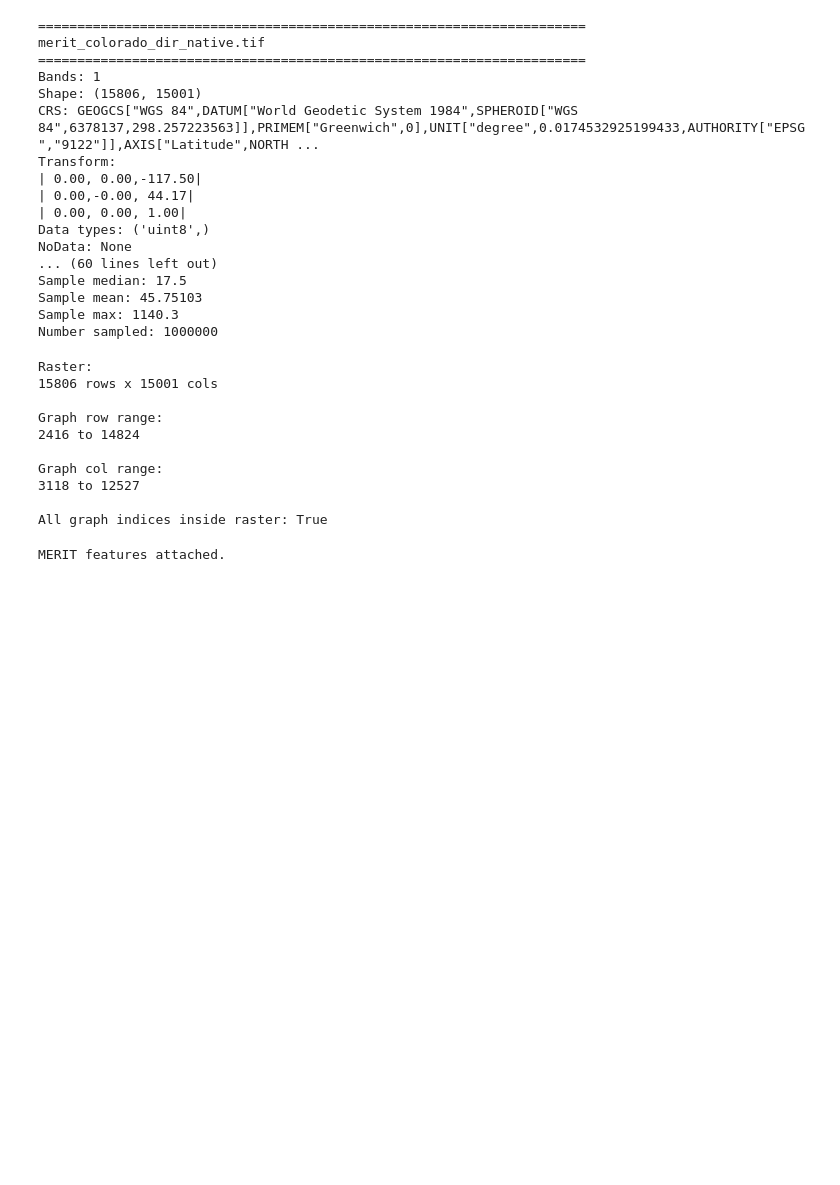
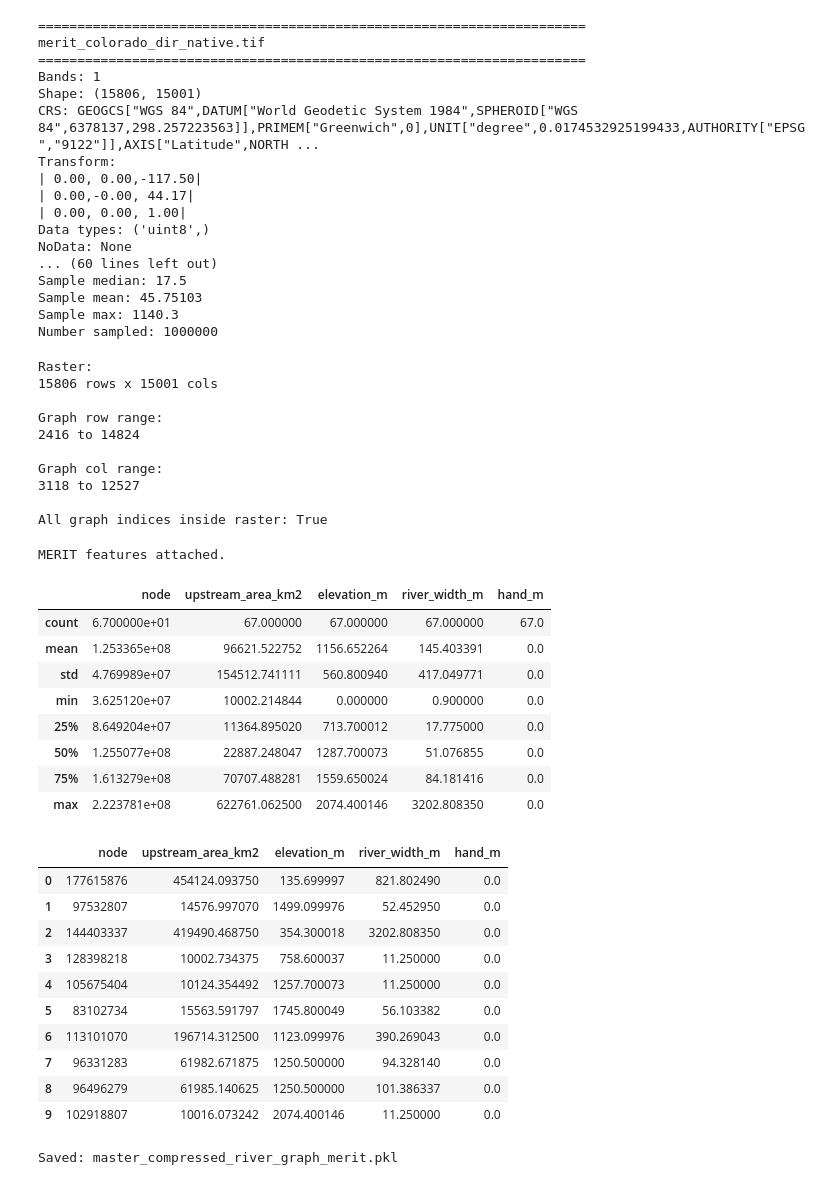
Before and after one commit to andrewc156/rivernets, a Jupyter notebook: graph_linear_regression_laplacian.ipynb, the cells around one changed output. Cells and saved outputs as stored; diff of their text form; code cells hidden in the pictures; blank space fills up the shorter version.

```diff
--- a/graph_linear_regression_laplacian.ipynb
+++ b/graph_linear_regression_laplacian.ipynb
@@ -5415,3 +5415,80 @@ with rasterio.open(FLOAT_RASTER) as src:
 print("MERIT features attached.")
 # %% [output]
 MERIT features attached.
+# %%
+# ============================================================
+# VERIFY
+# ============================================================
+
+check = []
+
+for node, data in G.nodes(data=True):
+
+    check.append({
+        "node": node,
+        "upstream_area_km2":
+            data.get("upstream_area_km2"),
+        "elevation_m":
+            data.get("elevation_m"),
+        "river_width_m":
+            data.get("river_width_m"),
+        "hand_m":
+            data.get("hand_m")
+    })
+
+
+merit_node_features = pd.DataFrame(
+    check
+)
+
+
+display(
+    merit_node_features.describe()
+)
+
+display(
+    merit_node_features.head(10)
+)
+# %% [output]
+|  | node | upstream_area_km2 | elevation_m | river_width_m | hand_m |
+| count | 6.700000e+01 | 67.000000 | 67.000000 | 67.000000 | 67.0 |
+| mean | 1.253365e+08 | 96621.522752 | 1156.652264 | 145.403391 | 0.0 |
+| std | 4.769989e+07 | 154512.741111 | 560.800940 | 417.049771 | 0.0 |
+| min | 3.625120e+07 | 10002.214844 | 0.000000 | 0.900000 | 0.0 |
+| 25% | 8.649204e+07 | 11364.895020 | 713.700012 | 17.775000 | 0.0 |
+| 50% | 1.255077e+08 | 22887.248047 | 1287.700073 | 51.076855 | 0.0 |
+| 75% | 1.613279e+08 | 70707.488281 | 1559.650024 | 84.181416 | 0.0 |
+| max | 2.223781e+08 | 622761.062500 | 2074.400146 | 3202.808350 | 0.0 |
+|  | node | upstream_area_km2 | elevation_m | river_width_m | hand_m |
+| 0 | 177615876 | 454124.093750 | 135.699997 | 821.802490 | 0.0 |
+| 1 | 97532807 | 14576.997070 | 1499.099976 | 52.452950 | 0.0 |
+| 2 | 144403337 | 419490.468750 | 354.300018 | 3202.808350 | 0.0 |
+| 3 | 128398218 | 10002.734375 | 758.600037 | 11.250000 | 0.0 |
+| 4 | 105675404 | 10124.354492 | 1257.700073 | 11.250000 | 0.0 |
+| 5 | 83102734 | 15563.591797 | 1745.800049 | 56.103382 | 0.0 |
+| 6 | 113101070 | 196714.312500 | 1123.099976 | 390.269043 | 0.0 |
+| 7 | 96331283 | 61982.671875 | 1250.500000 | 94.328140 | 0.0 |
+| 8 | 96496279 | 61985.140625 | 1250.500000 | 101.386337 | 0.0 |
+| 9 | 102918807 | 10016.073242 | 2074.400146 | 11.250000 | 0.0 |
+# %%
+import pickle
+
+
+with open(
+    "master_compressed_river_graph_merit.pkl",
+    "wb"
+) as f:
+
+    pickle.dump(
+        G,
+        f,
+        protocol=pickle.HIGHEST_PROTOCOL
+    )
+
+
+print(
+    "Saved:",
+    "master_compressed_river_graph_merit.pkl"
+)
+# %% [output]
+Saved: master_compressed_river_graph_merit.pkl
```
Also changed, not shown: parts of 4 cells of this notebook, 1 other file.
